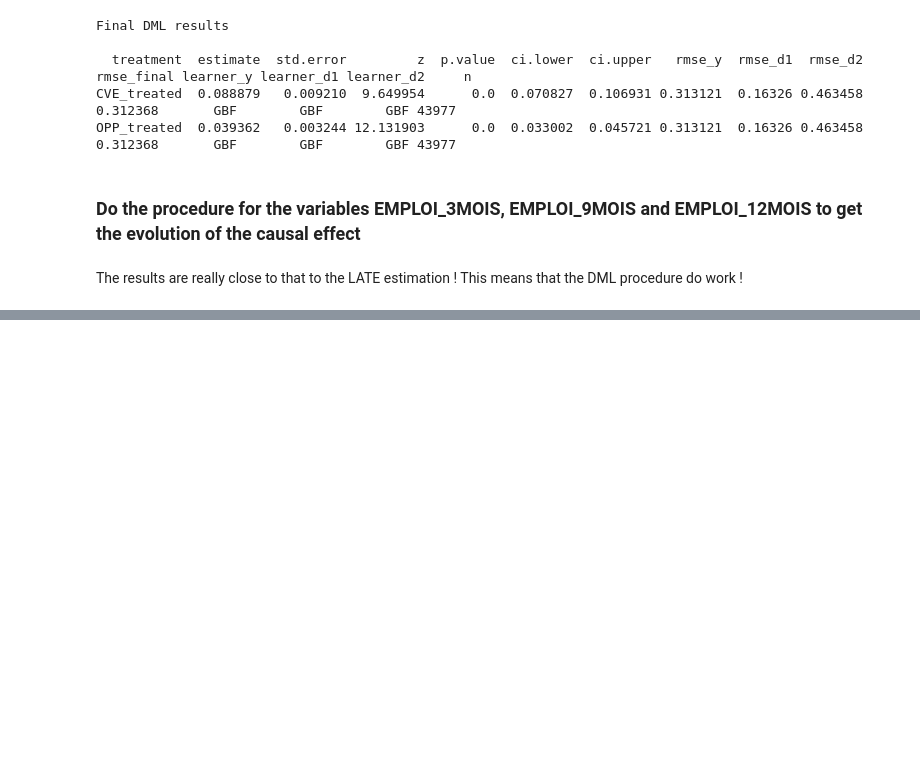
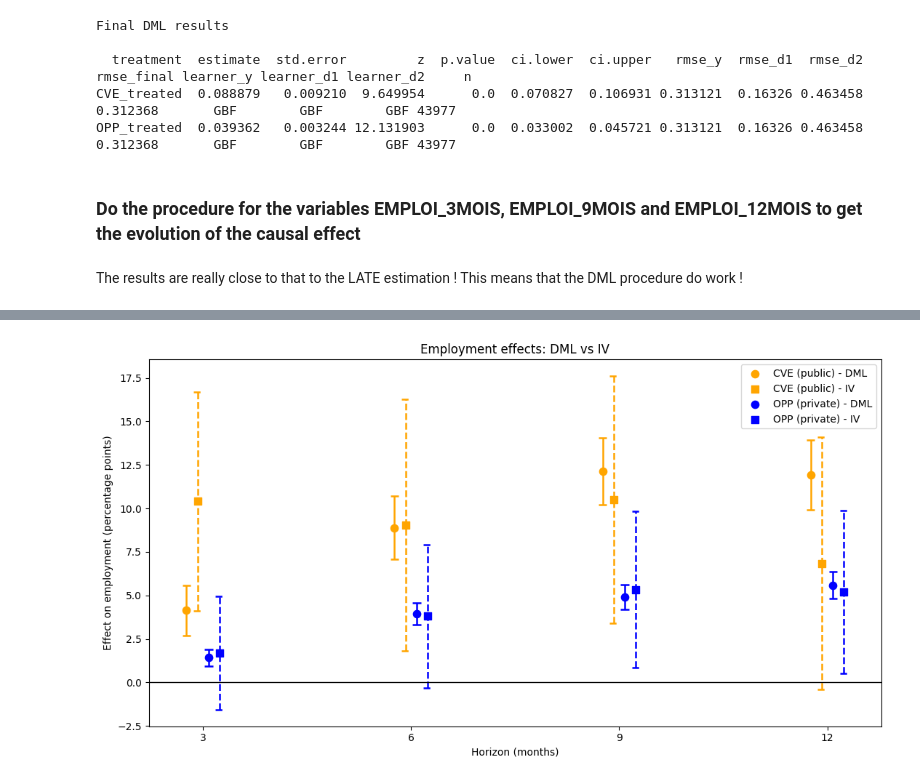
Before and after one commit to selaazdoudi/Private-vs-Public-Job-Search-Counseling, a Jupyter notebook: DML_LATE.ipynb, the cells around one changed output, grey strips where cells are left out. Cells and saved outputs as stored; diff of their text form; code cells hidden in the pictures; blank space fills up the shorter version.

Commit message:
graphique iv vs dml

```diff
--- a/DML_LATE.ipynb
+++ b/DML_LATE.ipynb
@@ -673,0 +864,9 @@ NameError: name 'results_EMPLOI_9MOIS' is not defined
+# %%
+plot_df = pd.merge(
+    dml_summary[["months", "coef_CVE_dml", "se_CVE_dml", "coef_OPP_dml", "se_OPP_dml"]],
+    iv_summary[["months", "coef_CVE_iv", "se_CVE_iv", "coef_OPP_iv", "se_OPP_iv"]],
+    on="months",
+    how="inner"
+).sort_values("months")
+
+display(plot_df)
@@ -673,0 +879,85 @@ NameError: name 'results_EMPLOI_9MOIS' is not defined
+# %%
+import numpy as np
+import matplotlib.pyplot as plt
+
+# x positions
+x = plot_df["months"].to_numpy()
+
+# coefficients en points de pourcentage
+cve_dml = 100 * plot_df["coef_CVE_dml"].to_numpy()
+cve_dml_se = 100 * plot_df["se_CVE_dml"].to_numpy()
+
+cve_iv = 100 * plot_df["coef_CVE_iv"].to_numpy()
+cve_iv_se = 100 * plot_df["se_CVE_iv"].to_numpy()
+
+opp_dml = 100 * plot_df["coef_OPP_dml"].to_numpy()
+opp_dml_se = 100 * plot_df["se_OPP_dml"].to_numpy()
+
+opp_iv = 100 * plot_df["coef_OPP_iv"].to_numpy()
+opp_iv_se = 100 * plot_df["se_OPP_iv"].to_numpy()
+
+# positions côte à côte
+offset = 0.16
+x_cve_dml = x - 1.5 * offset
+x_cve_iv  = x - 0.5 * offset
+x_opp_dml = x + 0.5 * offset
+x_opp_iv  = x + 1.5 * offset
+
+# style des IC
+z = 1.96
+cap_width = 0.06
+
+fig, ax = plt.subplots(figsize=(11, 6))
+
+def draw_errorbars(ax, xvals, yvals, ses, color, linestyle, marker, label):
+    lower = yvals - z * ses
+    upper = yvals + z * ses
+
+    # ligne verticale
+    ax.vlines(xvals, lower, upper, colors=color, linestyles=linestyle, linewidth=1.8)
+
+    # petits caps horizontaux
+    for xi, lo, up in zip(xvals, lower, upper):
+        ax.hlines(lo, xi - cap_width, xi + cap_width, colors=color, linestyles=linestyle, linewidth=1.8)
+        ax.hlines(up, xi - cap_width, xi + cap_width, colors=color, linestyles=linestyle, linewidth=1.8)
+
+    # point estimate
+    ax.scatter(xvals, yvals, color=color, marker=marker, s=55, label=label, zorder=3)
+
+# CVE = orange
+draw_errorbars(
+    ax, x_cve_dml, cve_dml, cve_dml_se,
+    color="orange", linestyle="solid", marker="o",
+    label="CVE (public) - DML"
+)
+
+draw_errorbars(
+    ax, x_cve_iv, cve_iv, cve_iv_se,
+    color="orange", linestyle="dashed", marker="s",
+    label="CVE (public) - IV"
+)
+
+# OPP = bleu
+draw_errorbars(
+    ax, x_opp_dml, opp_dml, opp_dml_se,
+    color="blue", linestyle="solid", marker="o",
+    label="OPP (private) - DML"
+)
+
+draw_errorbars(
+    ax, x_opp_iv, opp_iv, opp_iv_se,
+    color="blue", linestyle="dashed", marker="s",
+    label="OPP (private) - IV"
+)
+
+ax.axhline(0, color="black", linewidth=1)
+ax.set_xticks(x)
+ax.set_xticklabels(x.astype(int))
+ax.set_xlabel("Horizon (months)")
+ax.set_ylabel("Effect on employment (percentage points)")
+ax.set_title("Employment effects: DML vs IV")
+ax.legend()
+plt.tight_layout()
+plt.show()
+# %% [output]
+[figure, added]
```
Also changed, not shown: parts of 11 cells of this notebook, 1 other file.
